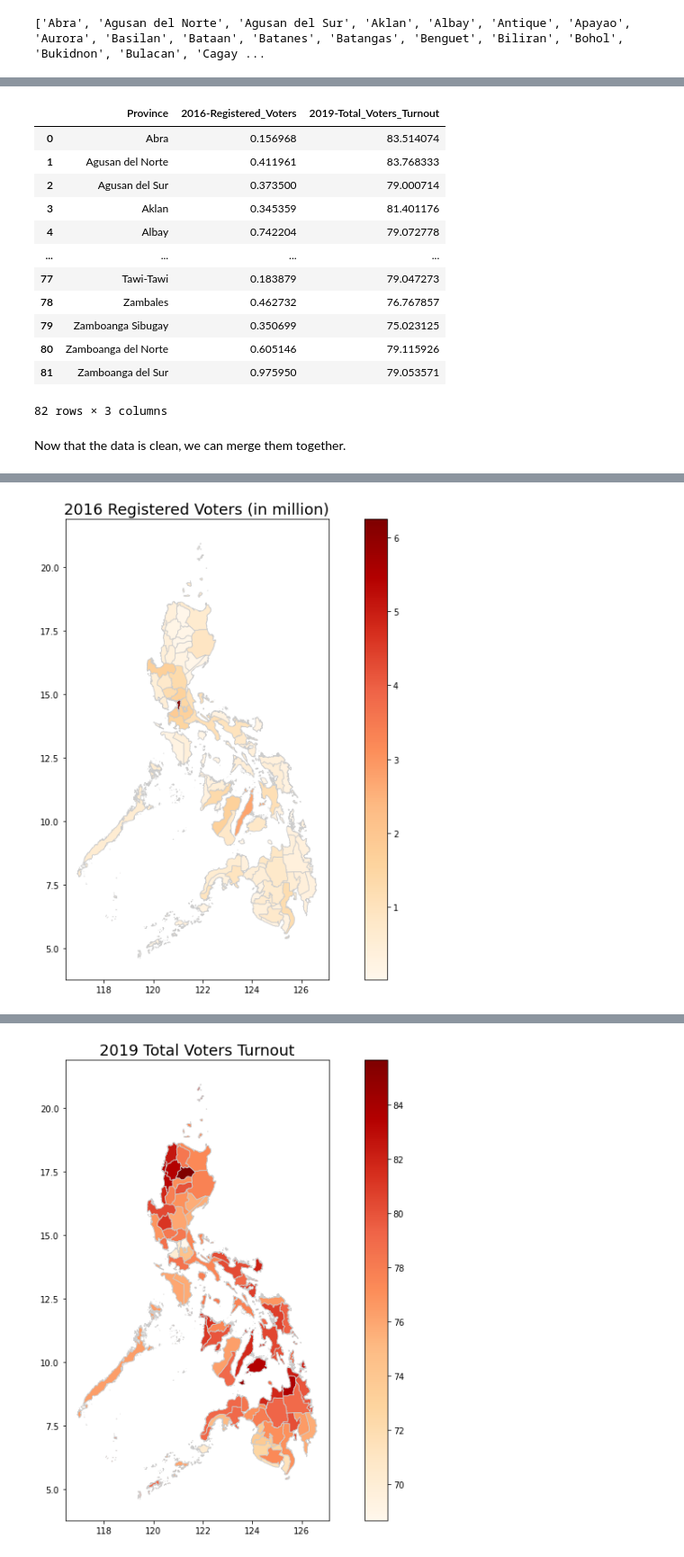
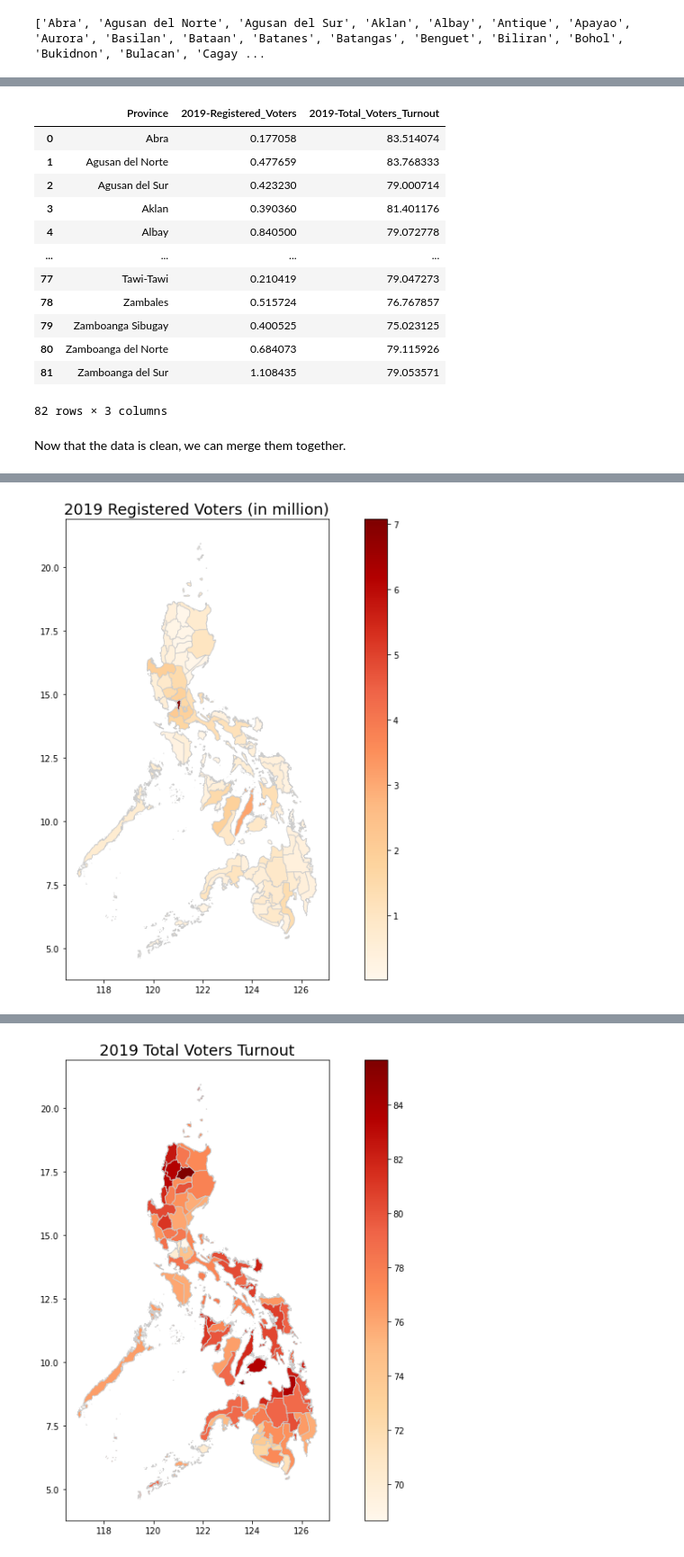
Before and after one commit to nicoataiza/DSFC8-Sprint-1-Group-2, a Jupyter notebook: LUNAR/notebook/Registered Voters.ipynb, the cells around one changed output, grey strips where cells are left out. Shown: that part at 90% size. Drawn from its saved outputs; the diff is of its cells as text; code cells hidden in the pictures.

Commit message:
update 2019 voters (main py, image and ipynb)

```diff
--- a/LUNAR/notebook/Registered Voters.ipynb
+++ b/LUNAR/notebook/Registered Voters.ipynb
@@ -137,6 +137,6 @@ dtypes: float64(24), int64(8), object(4)
 memory usage: 459.7+ KB
 # %%
 #dropping unnecessary columns
-voter = voter.loc[:,['Region','Province','Municipality','2016-Registered_Voters','2019-Total_Voters_Turnout']]
+voter = voter.loc[:,['Region','Province','Municipality','2019-Registered_Voters','2019-Total_Voters_Turnout']]
 voter
 # %% [output]
@@ -161,7 +161,7 @@ Index(['Region', 'Province', 'Municipality', '2016-Registered_Voters',
       dtype='object')
 # %%
 #sum per province
-province_data = voter.groupby("Province").agg({'2016-Registered_Voters':'sum','2019-Total_Voters_Turnout':'mean'}).reset_index()
+province_data = voter.groupby("Province").agg({'2019-Registered_Voters':'sum','2019-Total_Voters_Turnout':'mean'}).reset_index()
 
 province_data
 # %% [output]
@@ -180,21 +180,21 @@ province_data
 82 rows × 3 columns
 # %%
 #converting in Millions
-province_data ['2016-Registered_Voters'] = province_data ['2016-Registered_Voters']/1000000
+province_data ['2019-Registered_Voters'] = province_data ['2019-Registered_Voters']/1000000
 province_data
 # %% [output]
-|  | Province | 2016-Registered_Voters | 2019-Total_Voters_Turnout |
-| 0 | Abra | 0.156968 | 83.514074 |
-| 1 | Agusan del Norte | 0.411961 | 83.768333 |
-| 2 | Agusan del Sur | 0.373500 | 79.000714 |
-| 3 | Aklan | 0.345359 | 81.401176 |
-| 4 | Albay | 0.742204 | 79.072778 |
+|  | Province | 2019-Registered_Voters | 2019-Total_Voters_Turnout |
+| 0 | Abra | 0.177058 | 83.514074 |
+| 1 | Agusan del Norte | 0.477659 | 83.768333 |
+| 2 | Agusan del Sur | 0.423230 | 79.000714 |
+| 3 | Aklan | 0.390360 | 81.401176 |
+| 4 | Albay | 0.840500 | 79.072778 |
 | ... | ... | ... | ... |
-| 77 | Tawi-Tawi | 0.183879 | 79.047273 |
-| 78 | Zambales | 0.462732 | 76.767857 |
-| 79 | Zamboanga Sibugay | 0.350699 | 75.023125 |
-| 80 | Zamboanga del Norte | 0.605146 | 79.115926 |
-| 81 | Zamboanga del Sur | 0.975950 | 79.053571 |
+| 77 | Tawi-Tawi | 0.210419 | 79.047273 |
+| 78 | Zambales | 0.515724 | 76.767857 |
+| 79 | Zamboanga Sibugay | 0.400525 | 75.023125 |
+| 80 | Zamboanga del Norte | 0.684073 | 79.115926 |
+| 81 | Zamboanga del Sur | 1.108435 | 79.053571 |
 82 rows × 3 columns
 # %% [markdown]
 Now that the data is clean, we can merge them together.
@@ -211,21 +211,21 @@ merged_data.head()
 | 4 | 177 | PHL | Philippines | 5 | Albay | None | None | Lalawigan|Probinsya | Province | Albay | ... |
 # %%
 #Plotting
-variable0 = "2016-Registered_Voters"
+variable0 = "2019-Registered_Voters"
 
 # set the range for the choropleth
-vmin0, vmax0 = merged_data["2016-Registered_Voters"].min(), merged_data["2016-Registered_Voters"].max()
+vmin0, vmax0 = merged_data["2019-Registered_Voters"].min(), merged_data["2019-Registered_Voters"].max()
 
 # create figure and axes for Matplotlib
 fig, axes = plt.subplots(1, figsize=(15, 10))
 
 #axes0
-axes.set_title("2016 Registered Voters (in million)", size = 18)
+axes.set_title("2019 Registered Voters (in million)", size = 18)
 merged_data.plot(column=variable0, cmap='OrRd', linewidth=0.8, ax=axes, edgecolor='0.8', vmin=vmin0, vmax=vmax0)
 sm1 = plt.cm.ScalarMappable(cmap='OrRd', norm=plt.Normalize(vmin=vmin0, vmax=vmax0))
 cbar = fig.colorbar(sm1,ax=axes)
 
-plt.savefig("2016 Registered Voters(in million)", transparent=True, bbox_inches='tight')
+plt.savefig("2019 Registered Voters(in million)", transparent=True, bbox_inches='tight')
 # %% [output]
-[figure, old version]
+[figure, new version]
 # %%
```
Also changed, not shown: parts of 5 cells of this notebook, 8 other files.
